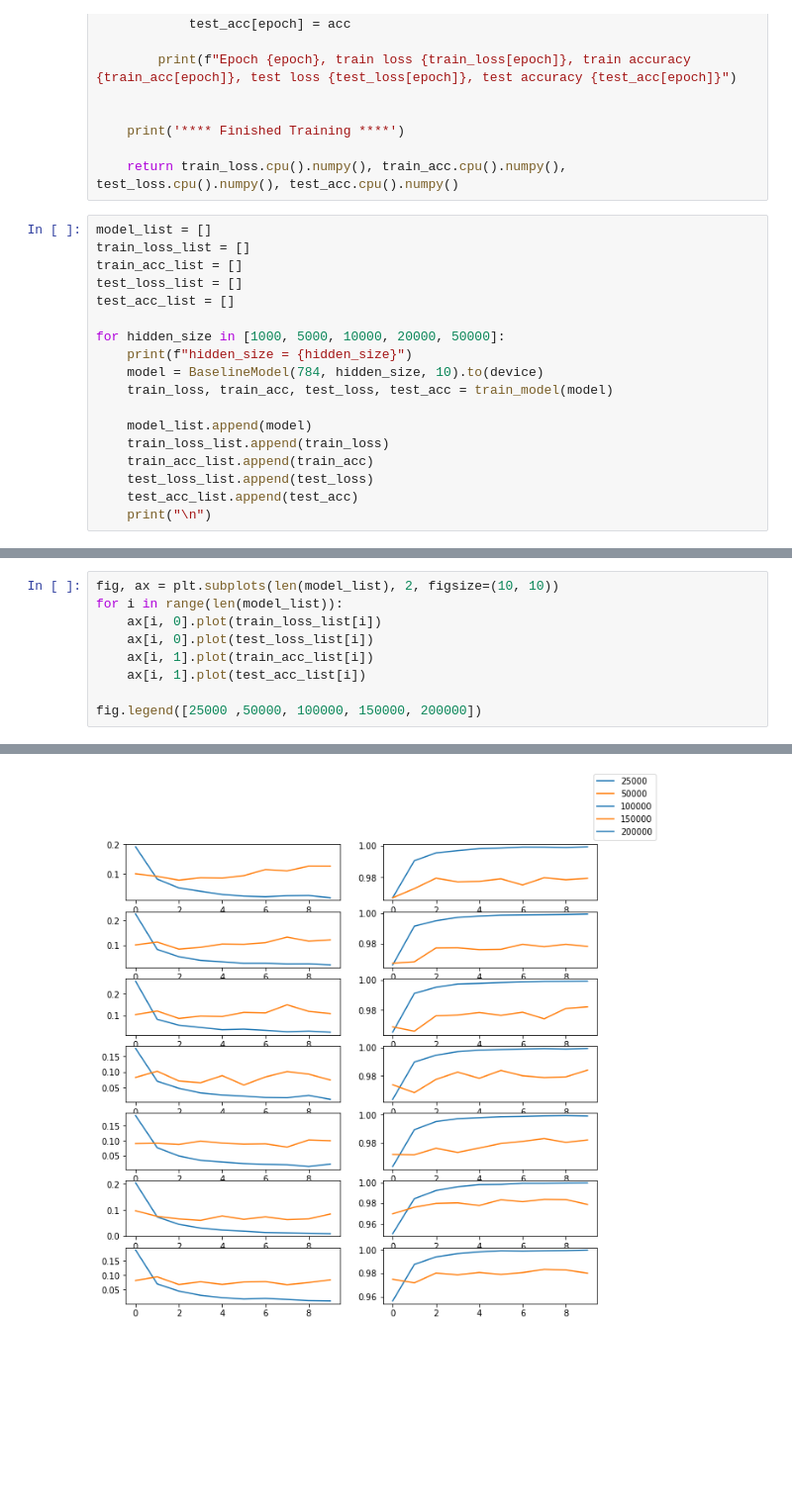
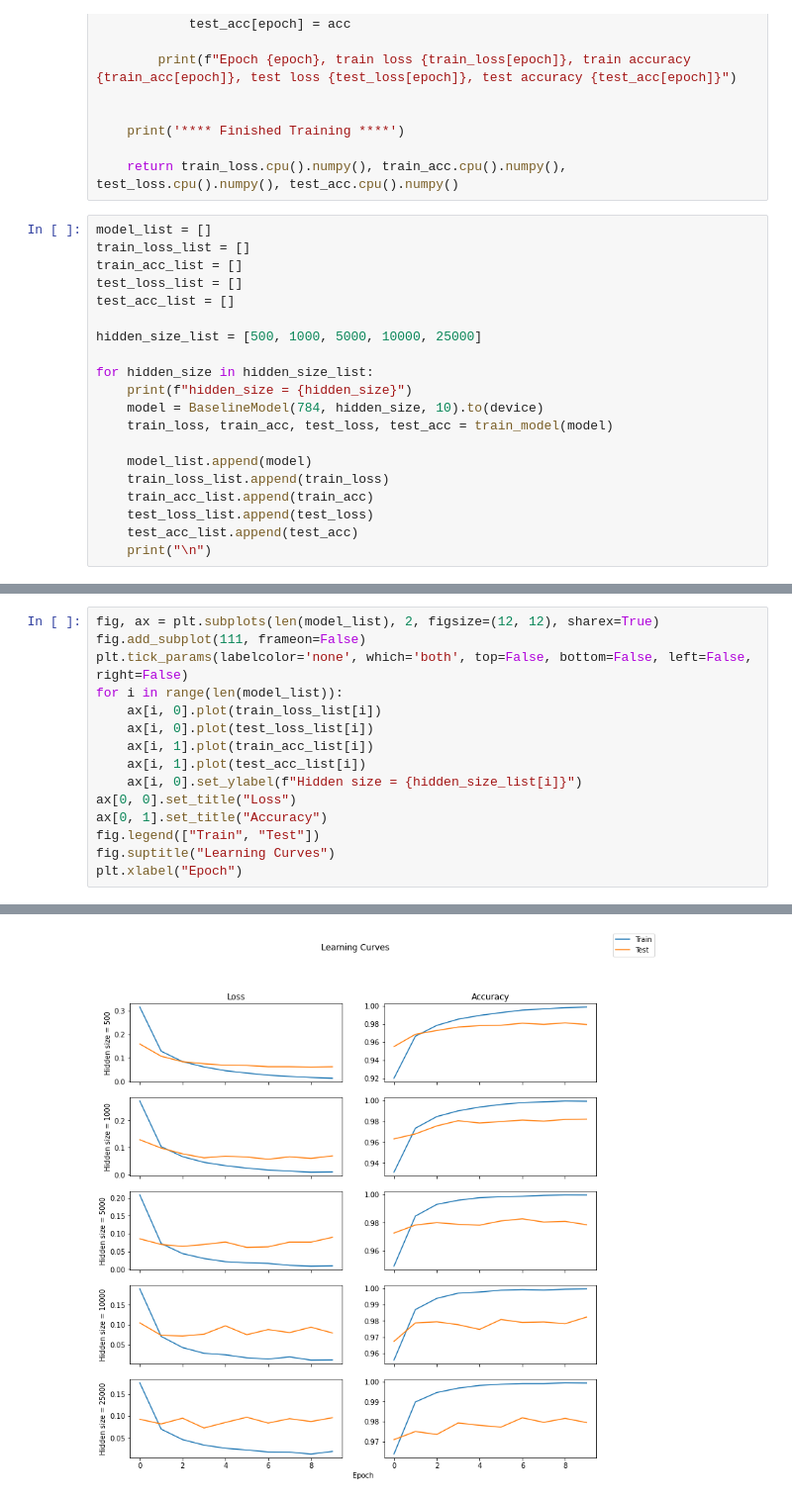
Before and after one commit to eugeneteoh/COMP6248-Deep-Learning, a Jupyter notebook: lab_4/exercise/lab4ex.ipynb, the cells around one changed output, grey strips where cells are left out. Shown: that part at 99% size. Drawn from its saved outputs; the diff is of its cells as text; blank space fills up the shorter version.

```diff
--- a/lab_4/exercise/lab4ex.ipynb
+++ b/lab_4/exercise/lab4ex.ipynb
@@ -159,7 +190,9 @@ train_acc_list = []
 test_loss_list = []
 test_acc_list = []
 
-for hidden_size in [1000, 5000, 10000, 20000, 50000]:
+hidden_size_list = [500, 1000, 5000, 10000, 25000]
+
+for hidden_size in hidden_size_list:
     print(f"hidden_size = {hidden_size}")
     model = BaselineModel(784, hidden_size, 10).to(device)
     train_loss, train_acc, test_loss, test_acc = train_model(model)
@@ -173,10 +224,16 @@ for hidden_size in [1000, 5000, 10000, 20000, 50000]:
 # %%
-fig, ax = plt.subplots(len(model_list), 2, figsize=(10, 10))
+fig, ax = plt.subplots(len(model_list), 2, figsize=(12, 12), sharex=True)
+fig.add_subplot(111, frameon=False)
+plt.tick_params(labelcolor='none', which='both', top=False, bottom=False, left=False, right=False)
 for i in range(len(model_list)):
     ax[i, 0].plot(train_loss_list[i])
     ax[i, 0].plot(test_loss_list[i])
     ax[i, 1].plot(train_acc_list[i])
     ax[i, 1].plot(test_acc_list[i])
-
-fig.legend([25000 ,50000, 100000, 150000, 200000])
+    ax[i, 0].set_ylabel(f"Hidden size = {hidden_size_list[i]}")
+ax[0, 0].set_title("Loss")
+ax[0, 1].set_title("Accuracy")
+fig.legend(["Train", "Test"])
+fig.suptitle("Learning Curves")
+plt.xlabel("Epoch")
 # %% [output]
@@ -184 +241 @@ fig.legend([25000 ,50000, 100000, 150000, 200000])
-[figure, old version]
+[figure, new version]
```
Also changed, not shown: parts of 7 cells of this notebook.
